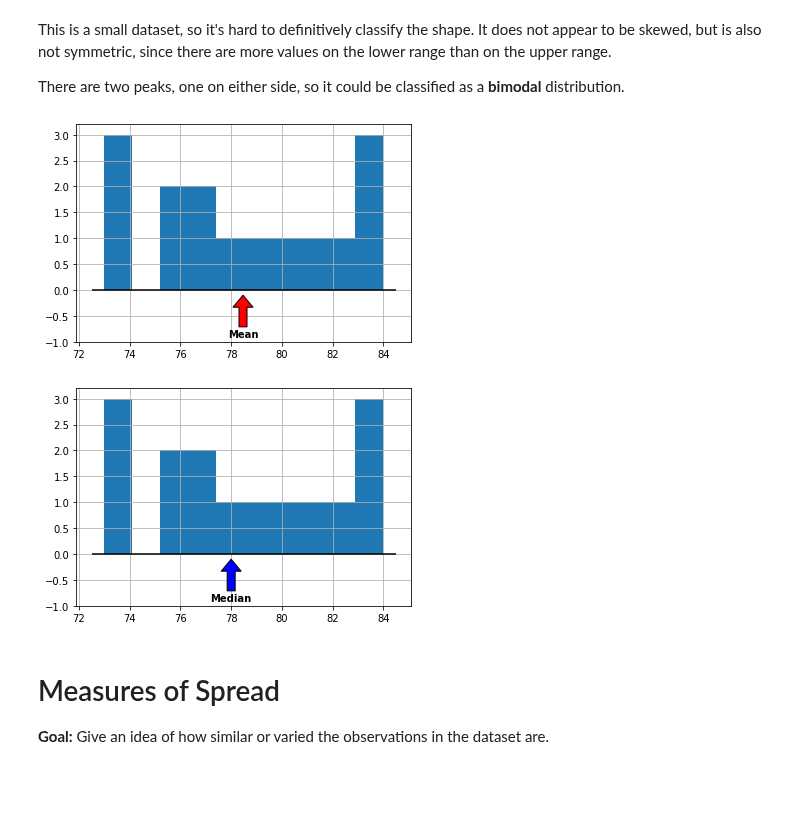
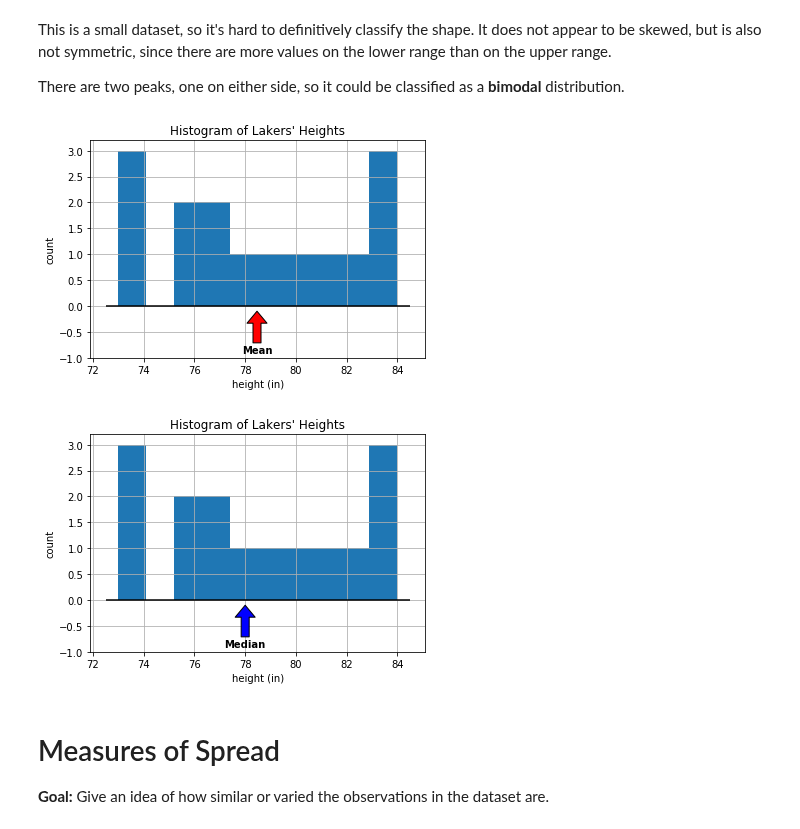
Before and after one commit to NSS-Data-Instructional-Stuff/stats-for-data-science, a Jupyter notebook: notebooks/01_Exploratory_Data_Analysis_Part_1_Single_Variable.ipynb, the cells around one changed output. Drawn from its saved outputs; the diff is of its cells as text; code cells hidden in the pictures; blank space fills up the shorter version.

```diff
--- a/notebooks/01_Exploratory_Data_Analysis_Part_1_Single_Variable.ipynb
+++ b/notebooks/01_Exploratory_Data_Analysis_Part_1_Single_Variable.ipynb
@@ -265,24 +283,26 @@ This is a small dataset, so it's hard to definitively classify the shape. It doe
 There are two peaks, one on either side, so it could be classified as a **bimodal** distribution.
 # %%
 lakers.height_inches.hist()
-plt.hlines(y = 0, xmin = lakers.height_inches.min() - 0.5, xmax = lakers.height_inches.max() + 0.5)
+plt.hlines(y = 0, xmin = lakers['height_inches'].min() - 0.5, xmax = lakers['height_inches'].max() + 0.5)
 plt.annotate(s = 'Mean', ha = 'center', va = 'top', fontweight = 'bold',
-             xy = (lakers.height_inches.mean(), -.1), xytext = (lakers.height_inches.mean(), -.75), arrowprops=dict(width = 8, headwidth = 20, facecolor = 'red'))
-# plt.annotate(s = 'Median', ha = 'center', va = 'top', fontweight = 'bold',
-#              xy = (lakers.height_inches.median(), -.1), xytext = (lakers.height_inches.median(), -1), arrowprops=dict(width = 8, headwidth = 20, facecolor = 'blue'))
-plt.ylim(-1, 3.2);
+             xy = (lakers['height_inches'].mean(), -.1), xytext = (lakers['height_inches'].mean(), -.75), arrowprops=dict(width = 8, headwidth = 20, facecolor = 'red'))
+plt.ylim(-1, 3.2)
+plt.xlabel('height (in)')
+plt.ylabel('count')
+plt.title('Histogram of Lakers\' Heights');
 # %% [output]
-[figure, old version]
+[figure, new version]
 # %%
 lakers.height_inches.hist()
-plt.hlines(y = 0, xmin = lakers.height_inches.min() - 0.5, xmax = lakers.height_inches.max() + 0.5)
-# plt.annotate(s = 'Mean', ha = 'center', va = 'top', fontweight = 'bold',
-#              xy = (lakers.height_inches.mean(), -.1), xytext = (lakers.height_inches.mean(), -1), arrowprops=dict(width = 8, headwidth = 20, facecolor = 'red'))
+plt.hlines(y = 0, xmin = lakers['height_inches'].min() - 0.5, xmax = lakers['height_inches'].max() + 0.5)
 plt.annotate(s = 'Median', ha = 'center', va = 'top', fontweight = 'bold',
-             xy = (lakers.height_inches.median(), -.1), xytext = (lakers.height_inches.median(), -.75), arrowprops=dict(width = 8, headwidth = 20, facecolor = 'blue'))
-plt.ylim(-1, 3.2);
+             xy = (lakers['height_inches'].median(), -.1), xytext = (lakers['height_inches'].median(), -.75), arrowprops=dict(width = 8, headwidth = 20, facecolor = 'blue'))
+plt.ylim(-1, 3.2)
+plt.xlabel('height (in)')
+plt.ylabel('count')
+plt.title('Histogram of Lakers\' Heights');
 # %% [output]
-[figure, old version]
+[figure, new version]
 # %% [markdown]
 # Measures of Spread
 
```
Also changed, not shown: parts of 87 cells of this notebook, 1 other file.
